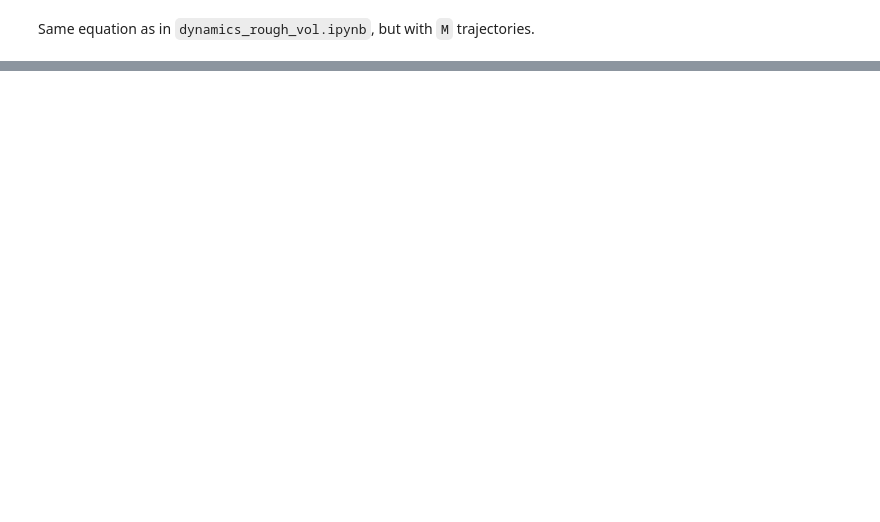
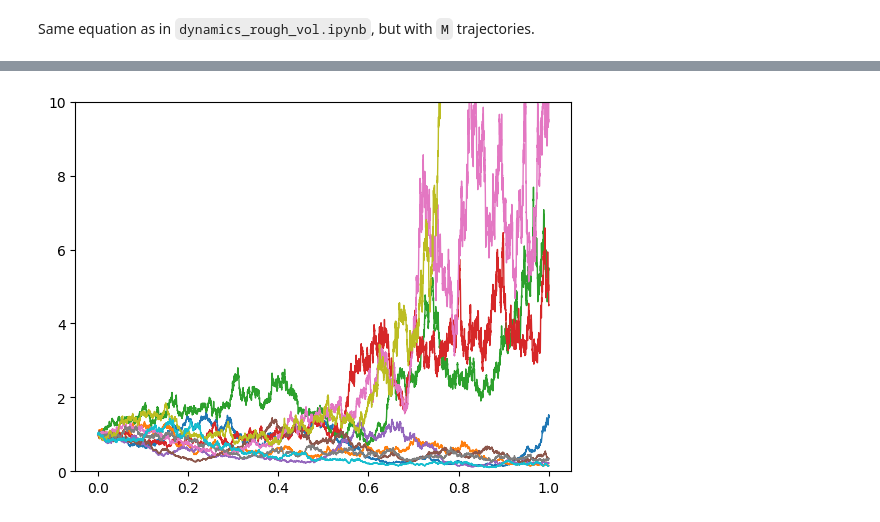
Before and after one commit to emilioferrucci/rough-vol-rough-paths, a Jupyter notebook: dynamics_rough_vol_many.ipynb, the cells around one changed output, grey strips where cells are left out. Saved outputs shown, nothing was run; the diff lists cells and outputs as text; code cells hidden in the pictures; blank space fills up the shorter version.

```diff
--- a/dynamics_rough_vol_many.ipynb
+++ b/dynamics_rough_vol_many.ipynb
@@ -56,0 +91,16 @@ BrokenProcessPool: A process in the process pool was terminated abruptly while t
+# %%
+# define the SDE
+# these parameters could be put inside the args of drift and diffusion
+gamma0 = 1
+gamma1 = 1
+sigma0 = 0.1
+sigma1 = 0.1
+alpha = 1
+beta = 1
+
+y0 = jnp.array([1, 1])
+drift = lambda t, y, args: jnp.array([0, alpha + beta*y[1]])
+diffusion = lambda t, y, args: jnp.array([[0, 0, jnp.sqrt(y[1])*y[0]], [sigma0*jnp.power(y[1], gamma0), sigma1*jnp.power(y[1], gamma1), 0]])
+saveat = SaveAt(ts = times)
+# %%
+solutions = vmap_batch_fbm_solve(jnp.arange(M), lead_lag_control, drift, diffusion, y0, Midpoint(), 0, 1, solver_epsilon, saveat)
@@ -56,0 +114,15 @@ BrokenProcessPool: A process in the process pool was terminated abruptly while t
+# %%
+# plot all trajectories of the price
+
+import numpy as np
+import matplotlib.pyplot as plt
+
+# Assuming M and solutions are defined
+for k in range(10):
+    # Plot using the next color in the default cycle
+    plt.plot(solutions.ts[0, :], solutions.ys[k, :, 0],linewidth=1)
+
+plt.ylim(0, 10)
+plt.show()
+# %% [output]
+[figure, added]
```
Also changed, not shown: parts of 9 cells of this notebook, 5 other files.
